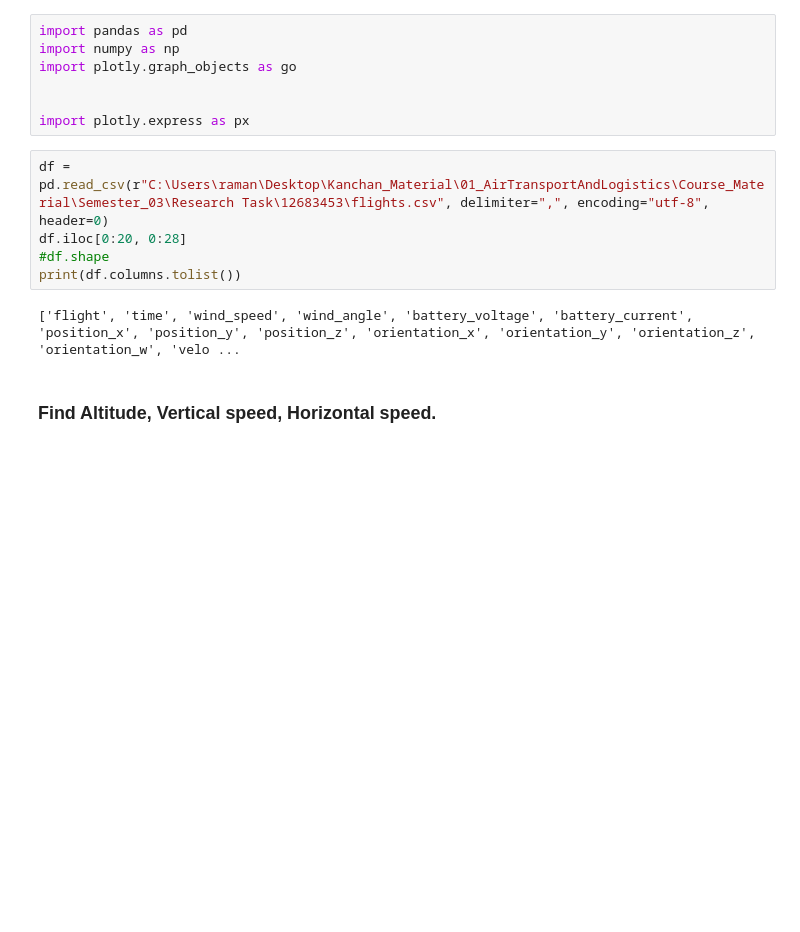
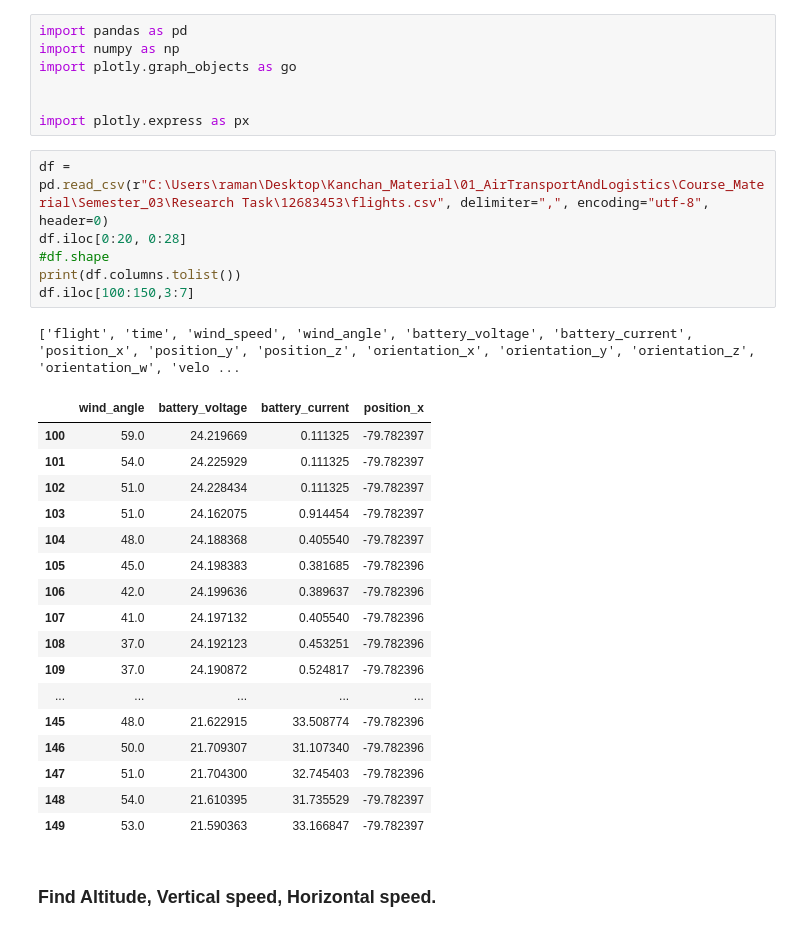
Before and after one commit to kanchanbansal-lab/Research_task, a Jupyter notebook: Research_task.ipynb, the cells around one changed output. Saved outputs shown, nothing was run; the diff lists cells and outputs as text; blank space fills up the shorter version.

```diff
--- a/Research_task.ipynb
+++ b/Research_task.ipynb
@@ -11,10 +11,28 @@ import plotly.express as px
 # %%
 df = pd.read_csv(r"C:\Users\raman\Desktop\Kanchan_Material\01_AirTransportAndLogistics\Course_Material\Semester_03\Research Task\12683453\flights.csv", delimiter=",", encoding="utf-8", header=0)
 df.iloc[0:20, 0:28]
 #df.shape
 print(df.columns.tolist())
+df.iloc[100:150,3:7]
 # %% [output]
 ['flight', 'time', 'wind_speed', 'wind_angle', 'battery_voltage', 'battery_current', 'position_x', 'position_y', 'position_z', 'orientation_x', 'orientation_y', 'orientation_z', 'orientation_w', 'velo ...
+|  | wind_angle | battery_voltage | battery_current | position_x |
+| 100 | 59.0 | 24.219669 | 0.111325 | -79.782397 |
+| 101 | 54.0 | 24.225929 | 0.111325 | -79.782397 |
+| 102 | 51.0 | 24.228434 | 0.111325 | -79.782397 |
+| 103 | 51.0 | 24.162075 | 0.914454 | -79.782397 |
+| 104 | 48.0 | 24.188368 | 0.405540 | -79.782397 |
+| 105 | 45.0 | 24.198383 | 0.381685 | -79.782396 |
+| 106 | 42.0 | 24.199636 | 0.389637 | -79.782396 |
+| 107 | 41.0 | 24.197132 | 0.405540 | -79.782396 |
+| 108 | 37.0 | 24.192123 | 0.453251 | -79.782396 |
+| 109 | 37.0 | 24.190872 | 0.524817 | -79.782396 |
+| ... | ... | ... | ... | ... |
+| 145 | 48.0 | 21.622915 | 33.508774 | -79.782396 |
+| 146 | 50.0 | 21.709307 | 31.107340 | -79.782396 |
+| 147 | 51.0 | 21.704300 | 32.745403 | -79.782396 |
+| 148 | 54.0 | 21.610395 | 31.735529 | -79.782397 |
+| 149 | 53.0 | 21.590363 | 33.166847 | -79.782397 |
 # %% [markdown]
 ### Find Altitude, Vertical speed, Horizontal speed.
 # %%
```
Also changed, not shown: parts of 13 cells of this notebook.
